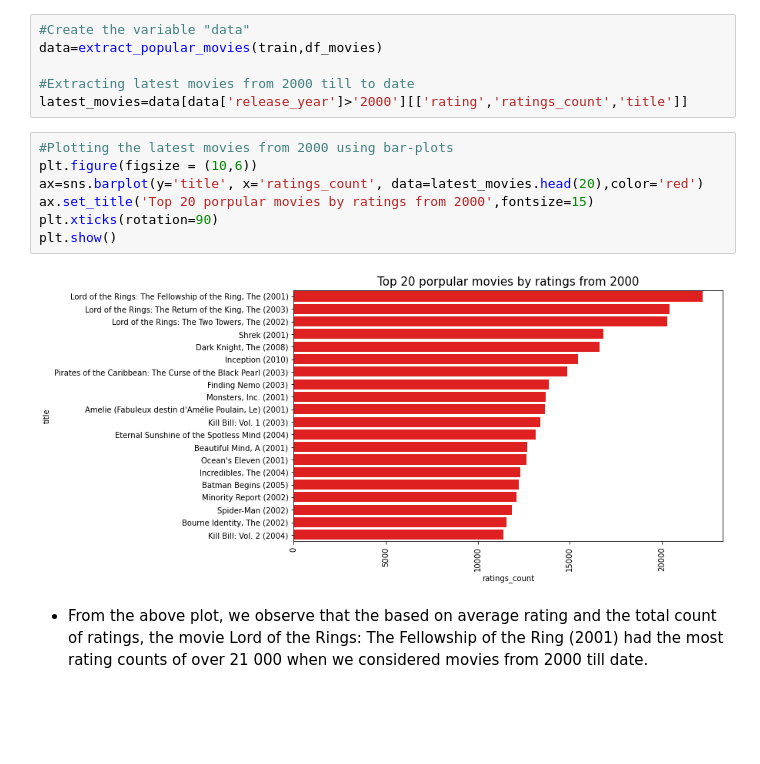
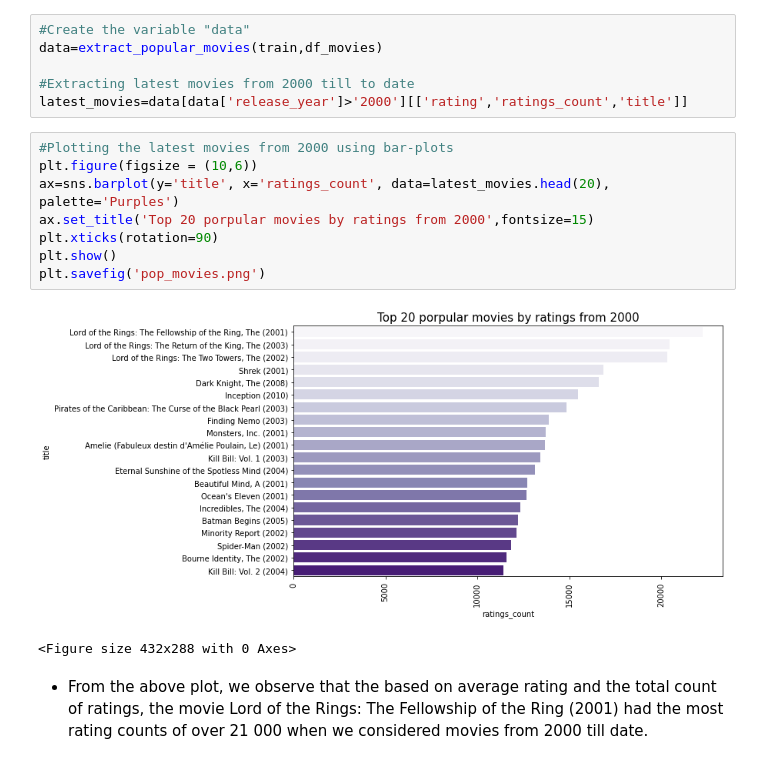
Before and after one commit to lucyzandile/unsupervised-predict-streamlit-template, a Jupyter notebook: Team_15_Final_notebook.ipynb, the cells around one changed output. Cells and saved outputs as stored; diff of their text form; blank space fills up the shorter version.

```diff
--- a/Team_15_Final_notebook.ipynb
+++ b/Team_15_Final_notebook.ipynb
@@ -289,12 +289,14 @@ latest_movies=data[data['release_year']>'2000'][['rating','ratings_count','title
 # %%
 #Plotting the latest movies from 2000 using bar-plots
 plt.figure(figsize = (10,6))
-ax=sns.barplot(y='title', x='ratings_count', data=latest_movies.head(20),color='red')
+ax=sns.barplot(y='title', x='ratings_count', data=latest_movies.head(20), palette='Purples')
 ax.set_title('Top 20 porpular movies by ratings from 2000',fontsize=15)
 plt.xticks(rotation=90)
 plt.show()
+plt.savefig('pop_movies.png')
 # %% [output]
-[figure, old version]
+[figure, new version]
+<Figure size 432x288 with 0 Axes>
 # %% [markdown]
 - From the above plot, we observe that the based on average rating and the total count of ratings, the movie Lord of the Rings: The Fellowship of the Ring (2001) had the most rating counts of over 21 000 when we considered movies from 2000 till date.
 # %% [markdown]
```
Also changed, not shown: parts of 8 cells of this notebook.
